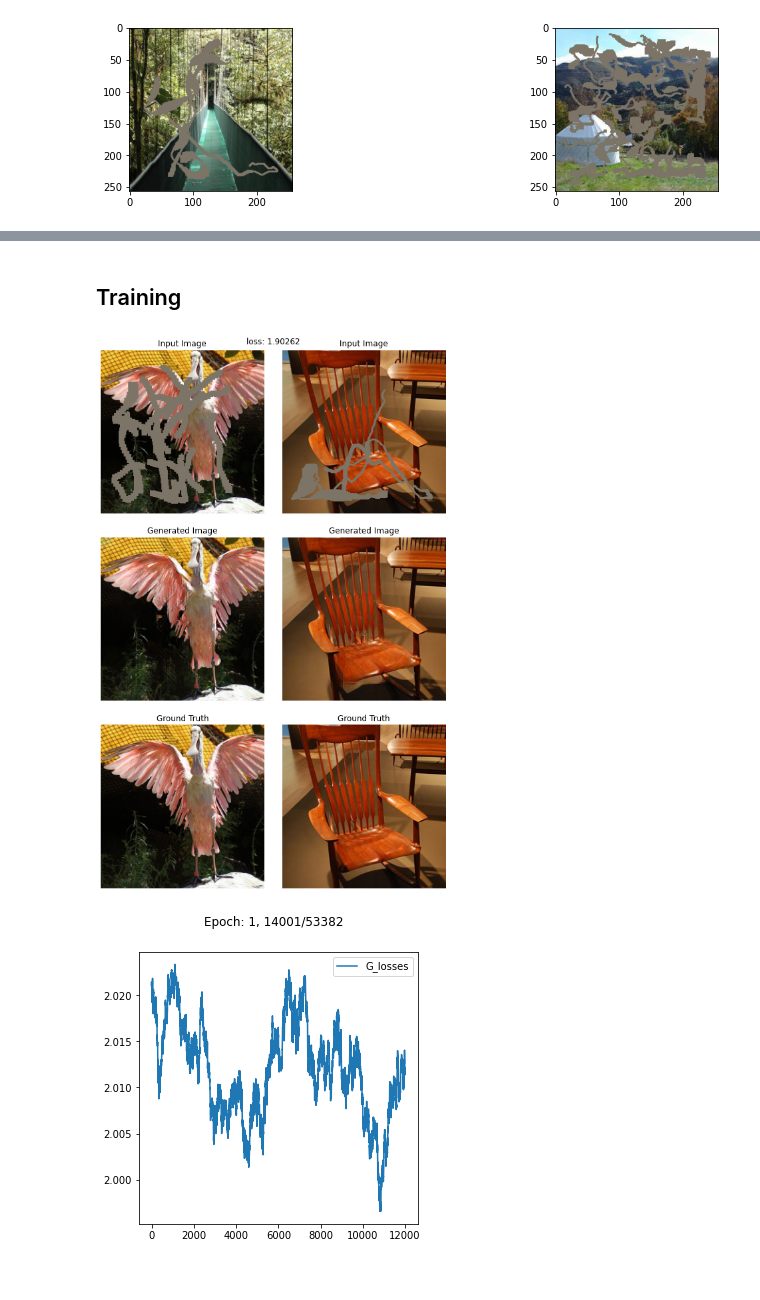
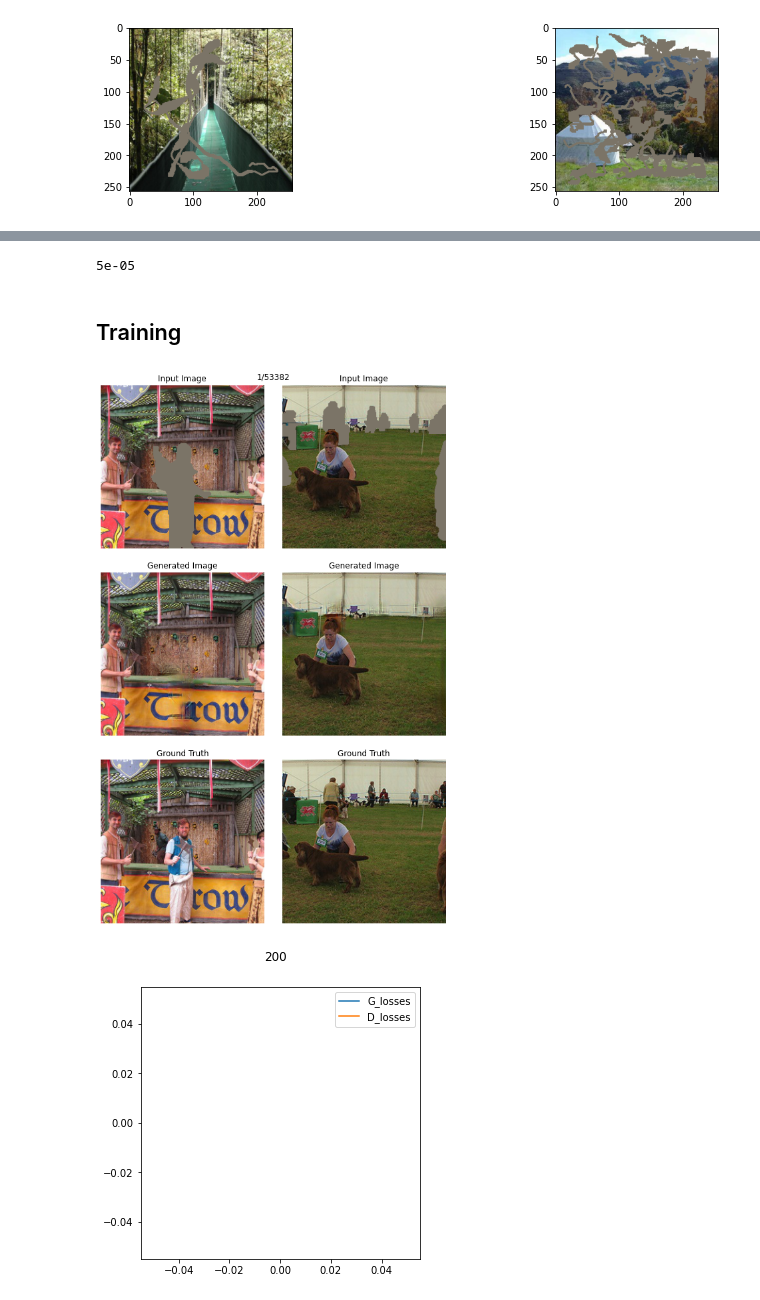
Before and after one commit to Sankek/ImageInpainting, a Jupyter notebook: training.ipynb, the cells around one changed output, grey strips where cells are left out. Cells and saved outputs as stored; diff of their text form; code cells hidden in the pictures.

```diff
--- a/training.ipynb
+++ b/training.ipynb
@@ -108,11 +98,14 @@ Sat Jul 23 10:59:09 2022
 +-----------------------------------------------------------------------------+
 # %%
 batch_size = 12
+image_size = 256
 
 dataset_mean = [0.485, 0.456, 0.406]
 dataset_std = [0.229, 0.224, 0.225]
 
-dataset = InpaintingDataset('train_set', 256, dataset_mean=dataset_mean, dataset_std=dataset_std)
+dataset = InpaintingDataset('train_set', image_size, dataset_mean=dataset_mean, dataset_std=dataset_std)
+validation_dataset = InpaintingPngMaskDataset('png_validation', image_size, dataset_mean=dataset_mean, dataset_std=dataset_std)
+
 dataloader = DataLoader(dataset, batch_size=batch_size, pin_memory=True, shuffle=True)
 # %%
 def plot_examples():
@@ -157,12 +151,19 @@ Downloading: "https://download.pytorch.org/models/vgg16-397923af.pth" to /root/.
+# %%
+for p in optimizer.param_groups:
+    print(p['lr'])
+# %% [output]
+5e-05
+# %%
+model.train_encoder_bn = False
 # %% [markdown]
 ## Training
-# %%
-train(
-    model, optimizer, discriminator, discriminator_optimizer, dataloader, criterion,
-    discriminator_criterion, dataset_mean, dataset_std,
-    epochs=1, device=DEVICE, trained_iters=trained_iters, save_folder=save_folder,
-    save_name=save_name, losses_smooth_window=2000, graph_show_interval=500
-)
-# %% [output]
-[figure, removed]
-[figure, removed]
+# %%
+train(
+    model, optimizer, discriminator, discriminator_optimizer, dataloader, validation_dataset,
+    criterion, discriminator_criterion, dataset_mean, dataset_std,
+    epochs=1, device=DEVICE, trained_iters=trained_iters, save_folder=save_folder,
+    save_name=save_name, losses_smooth_window=200, graph_show_interval=200
+)
+# %% [output]
+[figure, added]
+[figure, added]
```
Also changed, not shown: parts of 7 cells of this notebook.
